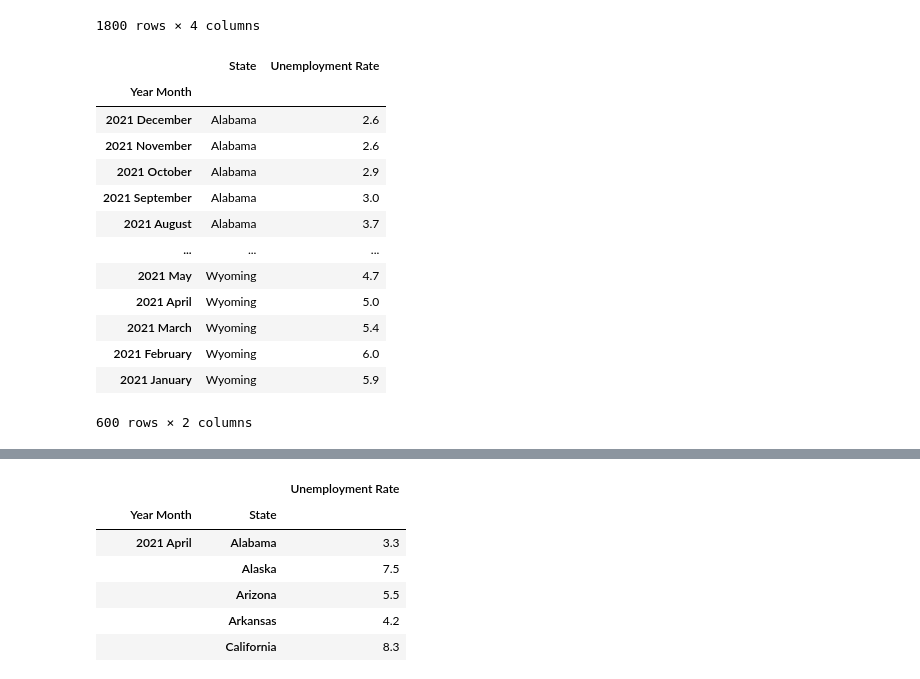
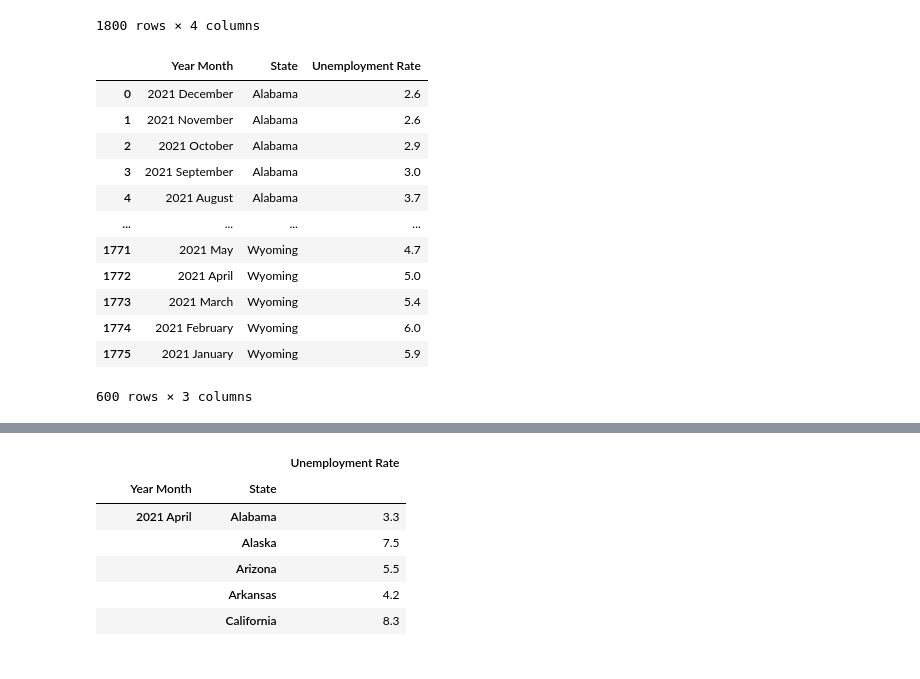
Before and after one commit to AkanSri/Project-1, a Jupyter notebook: Personal_Hakob/code_hakob.ipynb, the cells around one changed output, grey strips where cells are left out. Drawn from its saved outputs; the diff is of its cells as text; code cells hidden in the pictures.

```diff
--- a/Personal_Hakob/code_hakob.ipynb
+++ b/Personal_Hakob/code_hakob.ipynb
@@ -9,6 +9,9 @@ import hvplot.pandas
 from pathlib import Path
 import seaborn as sns
 %matplotlib inline
+from bokeh.models.formatters import DatetimeTickFormatter
+pd.set_option("display.max_rows", 10, "display.max_columns", None)
+
 
 
 series_list1 = {
@@ -68,23 +71,23 @@ df
 # %%
 df_2021 = df.loc[df['Year'] == '2021'].copy()
 df_2021['Year Month'] = df_2021['Year'] +' '+ df_2021['Month']
 df_2021 = df_2021[['Year Month', 'State','Unemployment Rate']]
 df_2021.set_index('Year Month')
+df_2021
 # %% [output]
-|  | State | Unemployment Rate |
-| Year Month |  |  |
-| 2021 December | Alabama | 2.6 |
-| 2021 November | Alabama | 2.6 |
-| 2021 October | Alabama | 2.9 |
-| 2021 September | Alabama | 3.0 |
-| 2021 August | Alabama | 3.7 |
-| ... | ... | ... |
-| 2021 May | Wyoming | 4.7 |
-| 2021 April | Wyoming | 5.0 |
-| 2021 March | Wyoming | 5.4 |
-| 2021 February | Wyoming | 6.0 |
-| 2021 January | Wyoming | 5.9 |
+|  | Year Month | State | Unemployment Rate |
+| 0 | 2021 December | Alabama | 2.6 |
+| 1 | 2021 November | Alabama | 2.6 |
+| 2 | 2021 October | Alabama | 2.9 |
+| 3 | 2021 September | Alabama | 3.0 |
+| 4 | 2021 August | Alabama | 3.7 |
+| ... | ... | ... | ... |
+| 1771 | 2021 May | Wyoming | 4.7 |
+| 1772 | 2021 April | Wyoming | 5.0 |
+| 1773 | 2021 March | Wyoming | 5.4 |
+| 1774 | 2021 February | Wyoming | 6.0 |
+| 1775 | 2021 January | Wyoming | 5.9 |
-600 rows × 2 columns
+600 rows × 3 columns
 # %%
 df_2021.sort_index(inplace=True,ascending=False)
 df_2021 = df_2021.astype({'Unemployment Rate':'float'})
```
Also changed, not shown: parts of 21 cells of this notebook.
